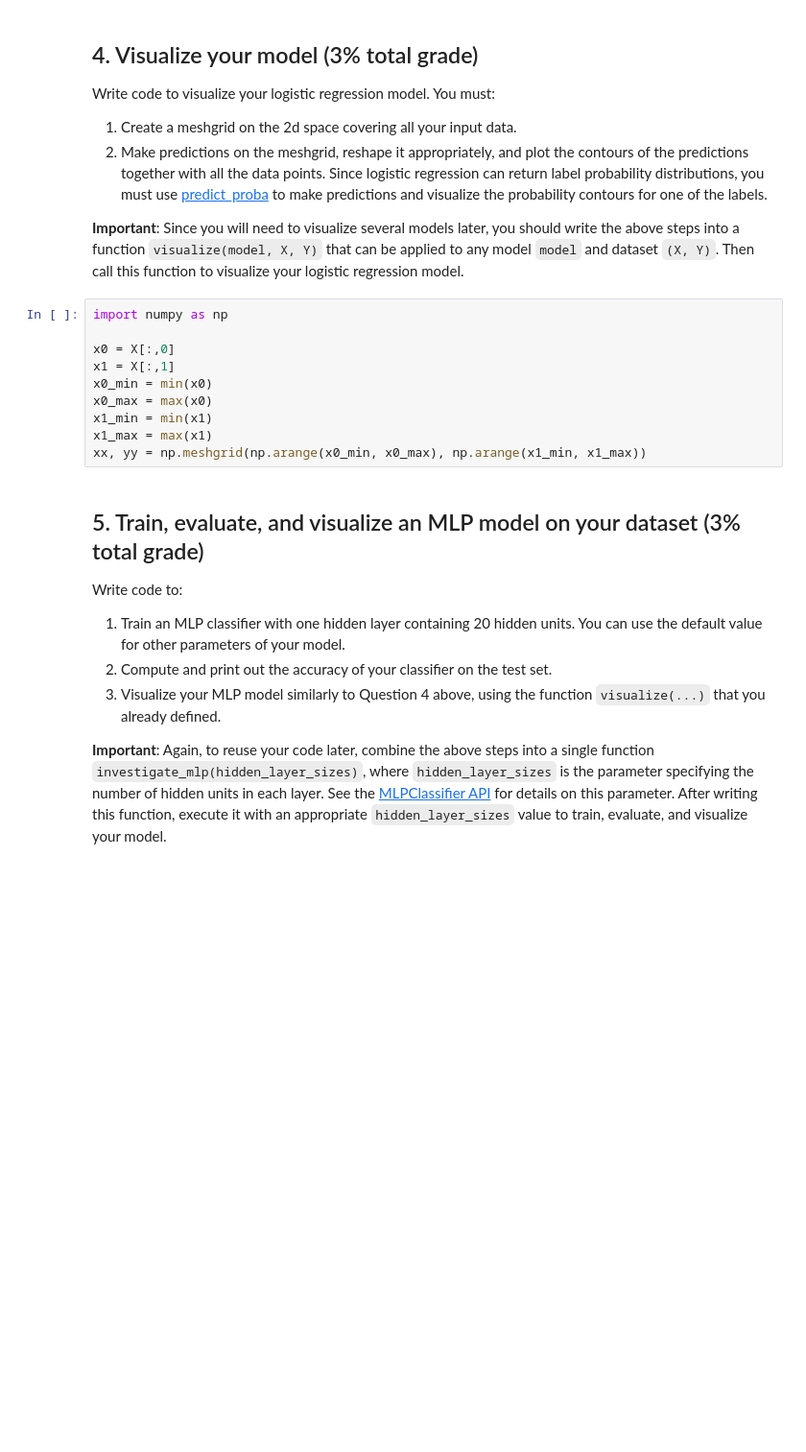
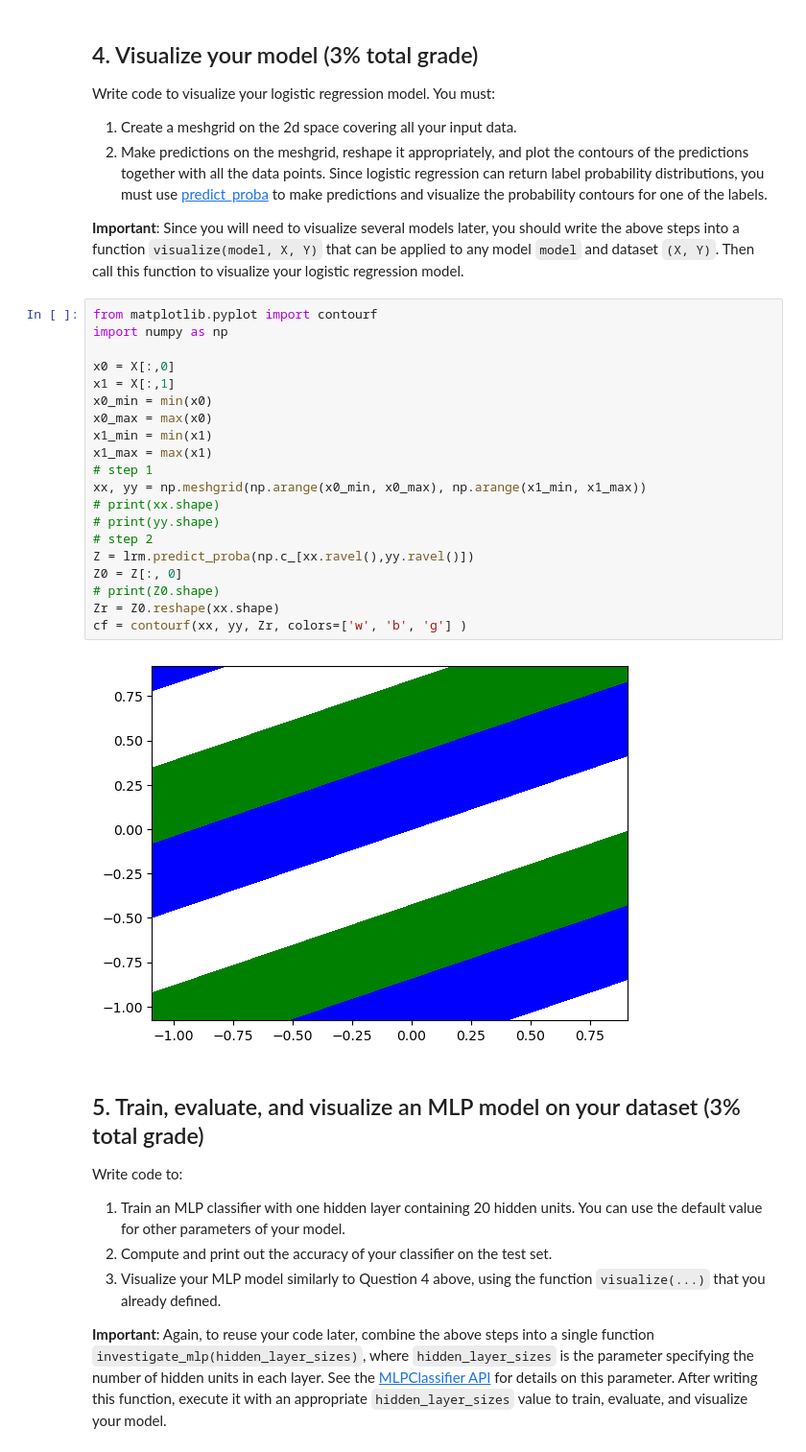
Before and after one commit to michaelcordero/cap-5602-ai, a Jupyter notebook: homework_notebooks/homework4.ipynb, the cells around one changed output. Shown at 96% size. Cells and saved outputs as stored; diff of their text form; blank space fills up the shorter version.

```diff
--- a/homework_notebooks/homework4.ipynb
+++ b/homework_notebooks/homework4.ipynb
@@ -58,15 +58,27 @@ Write code to visualize your logistic regression model. You must:
 
 **Important**: Since you will need to visualize several models later, you should write the above steps into a function `visualize(model, X, Y)` that can be applied to any model `model` and dataset `(X, Y)`. Then call this function to visualize your logistic regression model.
 # %%
+from matplotlib.pyplot import contourf
 import numpy as np
 
 x0 = X[:,0]
 x1 = X[:,1]
 x0_min = min(x0)
 x0_max = max(x0)
 x1_min = min(x1)
 x1_max = max(x1)
+# step 1
 xx, yy = np.meshgrid(np.arange(x0_min, x0_max), np.arange(x1_min, x1_max))
+# print(xx.shape)
+# print(yy.shape)
+# step 2
+Z = lrm.predict_proba(np.c_[xx.ravel(),yy.ravel()])
+Z0 = Z[:, 0]
+# print(Z0.shape)
+Zr = Z0.reshape(xx.shape)
+cf = contourf(xx, yy, Zr, colors=['w', 'b', 'g'] )
+# %% [output]
+[figure, added]
 # %% [markdown]
 ## 5. Train, evaluate, and visualize an MLP model on your dataset (3% total grade)
 
```
Also changed, not shown: parts of 2 cells of this notebook.
